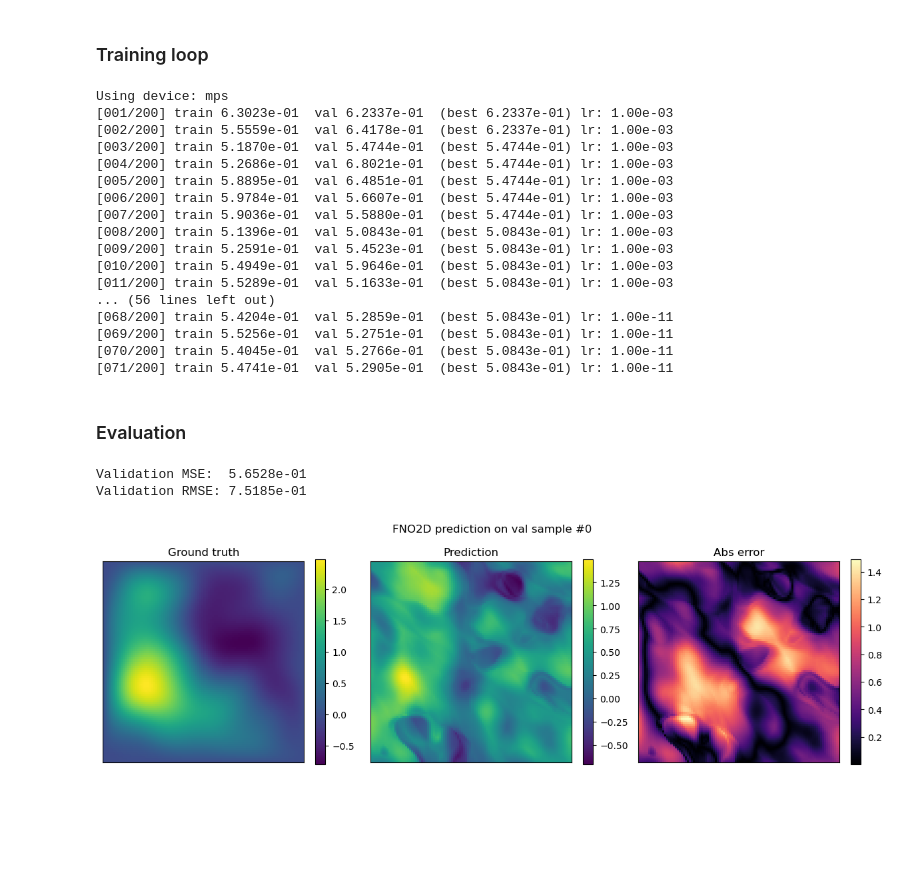
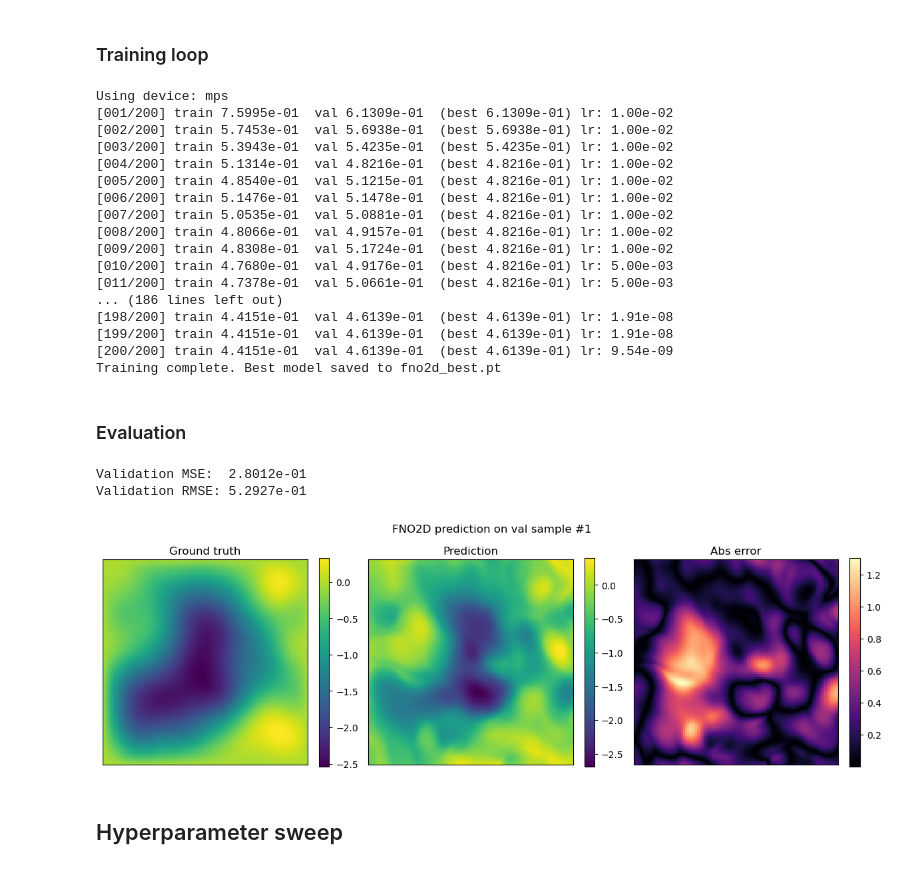
Before and after one commit to leonardvetter/AMOR, a Jupyter notebook: multilayer_RBNO/poisson_FNO.ipynb, the cells around one changed output. Saved outputs shown, nothing was run; the diff lists cells and outputs as text; code cells hidden in the pictures; blank space fills up the shorter version.

```diff
--- a/multilayer_RBNO/poisson_FNO.ipynb
+++ b/multilayer_RBNO/poisson_FNO.ipynb
@@ -205,3 +206,21 @@ for i in range(len(samples)):
     eq.solve(var=u)
     u_grid = u.value.reshape((N, N), order="C")  # shape back to grid
     solution[i] = u_grid
+# %%
+idx = 8
+# --- plot ---
+fig, axs = plt.subplots(1,2, figsize=(12,6))
+im0 = axs[0].imshow(samples[idx], origin="lower", cmap="viridis")
+axs[0].set_title("RHS f_cv")
+plt.colorbar(im0, ax=axs[0], fraction=0.046)
+
+im1 = axs[1].imshow(solution[idx], origin="lower", cmap="viridis")
+axs[1].set_title("Solution")
+plt.colorbar(im1, ax=axs[1], fraction=0.046)
+
+
+for ax in axs:
+    ax.set_xticks([]); ax.set_yticks([])
+
+plt.suptitle(f"Initial condition and corresponsing solution of sample #{idx}")
+plt.tight_layout()
@@ -291,8 +412,3 @@ class GridPairDataset(Dataset):
 X, Y = onp.array(samples),onp.array(solution)
 ds = GridPairDataset(X, Y, add_xy=True,  normalize=True)
 train_ds, val_ds = ds.train_val_split(val_ratio=(1-frac_train))
-# %%
-width=64
-modes=(16,16)
-n_layers=5
-epochs=200
@@ -453,29 +629,33 @@ def train_fno2d(
     print("Training complete. Best model saved to fno2d_best.pt")
     return model
 # %%
+width=32
+modes=(24,24)
+n_layers=3
+epochs=200
 model = train_fno2d(
         train_ds, val_ds,
-        epochs=epochs, batch_size=32, lr=1e-3,
+        epochs=epochs, batch_size=32, lr=1e-2,
         width=width, modes=modes, n_layers=n_layers,wd = 1e-6
     )
 # %% [output]
 Using device: mps
-[001/200] train 6.3023e-01  val 6.2337e-01  (best 6.2337e-01) lr: 1.00e-03
-[002/200] train 5.5559e-01  val 6.4178e-01  (best 6.2337e-01) lr: 1.00e-03
-[003/200] train 5.1870e-01  val 5.4744e-01  (best 5.4744e-01) lr: 1.00e-03
-[004/200] train 5.2686e-01  val 6.8021e-01  (best 5.4744e-01) lr: 1.00e-03
-[005/200] train 5.8895e-01  val 6.4851e-01  (best 5.4744e-01) lr: 1.00e-03
-[006/200] train 5.9784e-01  val 5.6607e-01  (best 5.4744e-01) lr: 1.00e-03
-[007/200] train 5.9036e-01  val 5.5880e-01  (best 5.4744e-01) lr: 1.00e-03
-[008/200] train 5.1396e-01  val 5.0843e-01  (best 5.0843e-01) lr: 1.00e-03
-[009/200] train 5.2591e-01  val 5.4523e-01  (best 5.0843e-01) lr: 1.00e-03
-[010/200] train 5.4949e-01  val 5.9646e-01  (best 5.0843e-01) lr: 1.00e-03
-[011/200] train 5.5289e-01  val 5.1633e-01  (best 5.0843e-01) lr: 1.00e-03
-... (56 lines left out)
-[068/200] train 5.4204e-01  val 5.2859e-01  (best 5.0843e-01) lr: 1.00e-11
-[069/200] train 5.5256e-01  val 5.2751e-01  (best 5.0843e-01) lr: 1.00e-11
-[070/200] train 5.4045e-01  val 5.2766e-01  (best 5.0843e-01) lr: 1.00e-11
-[071/200] train 5.4741e-01  val 5.2905e-01  (best 5.0843e-01) lr: 1.00e-11
+[001/200] train 7.5995e-01  val 6.1309e-01  (best 6.1309e-01) lr: 1.00e-02
+[002/200] train 5.7453e-01  val 5.6938e-01  (best 5.6938e-01) lr: 1.00e-02
+[003/200] train 5.3943e-01  val 5.4235e-01  (best 5.4235e-01) lr: 1.00e-02
+[004/200] train 5.1314e-01  val 4.8216e-01  (best 4.8216e-01) lr: 1.00e-02
+[005/200] train 4.8540e-01  val 5.1215e-01  (best 4.8216e-01) lr: 1.00e-02
+[006/200] train 5.1476e-01  val 5.1478e-01  (best 4.8216e-01) lr: 1.00e-02
+[007/200] train 5.0535e-01  val 5.0881e-01  (best 4.8216e-01) lr: 1.00e-02
+[008/200] train 4.8066e-01  val 4.9157e-01  (best 4.8216e-01) lr: 1.00e-02
+[009/200] train 4.8308e-01  val 5.1724e-01  (best 4.8216e-01) lr: 1.00e-02
+[010/200] train 4.7680e-01  val 4.9176e-01  (best 4.8216e-01) lr: 5.00e-03
+[011/200] train 4.7378e-01  val 5.0661e-01  (best 4.8216e-01) lr: 5.00e-03
+... (186 lines left out)
+[198/200] train 4.4151e-01  val 4.6139e-01  (best 4.6139e-01) lr: 1.91e-08
+[199/200] train 4.4151e-01  val 4.6139e-01  (best 4.6139e-01) lr: 1.91e-08
+[200/200] train 4.4151e-01  val 4.6139e-01  (best 4.6139e-01) lr: 9.54e-09
+Training complete. Best model saved to fno2d_best.pt
 # %% [markdown]
 ### Evaluation
 # %%
@@ -484,7 +664,9 @@ Using device: mps
 model = FNO2d(in_channels=3, out_channels=1, width=width, modes=modes, n_layers=n_layers)
 
 device = "mps" if torch.backends.mps.is_available() else "cpu"
-model.load_state_dict(torch.load("fno2d_best.pt", map_location=device))
+ckpt = torch.load("fno2d_best.pt", map_location=device)
+model.load_state_dict(ckpt["model"])
+
 model = model.to(device)
 model.eval()
 
@@ -510,39 +692,41 @@ rmse = avg_mse ** 0.5
 print(f"Validation MSE:  {avg_mse:.4e}")
 print(f"Validation RMSE: {rmse:.4e}")
 # %% [output]
-Validation MSE:  5.6528e-01
-Validation RMSE: 7.5185e-01
+Validation MSE:  2.8012e-01
+Validation RMSE: 5.2927e-01
 # %%
 # --- pick one sample from val_ds ---
-idx = 0  # choose which sample to visualize
+idx = 1  # choose which sample to visualize
 x_in, y_true = val_ds[idx]      # shapes: (C_in,N,N), (1,N,N)
 N = y_true.shape[-1]
 
 x_in_t = x_in.unsqueeze(0).to(device, dtype=torch.float32)   # (1,C_in,N,N)
 with torch.no_grad():
     y_pred_t = model(x_in_t)   # (1,1,N,N)
 
 y_pred = y_pred_t.cpu().numpy()[0,0]   # (N,N)
 y_true = y_true.numpy()[0]             # (N,N)
 
 # --- plot ---
 fig, axs = plt.subplots(1,3, figsize=(12,4))
 im0 = axs[0].imshow(y_true, origin="lower", cmap="viridis")
 axs[0].set_title("Ground truth")
 plt.colorbar(im0, ax=axs[0], fraction=0.046)
 
 im1 = axs[1].imshow(y_pred, origin="lower", cmap="viridis")
 axs[1].set_title("Prediction")
 plt.colorbar(im1, ax=axs[1], fraction=0.046)
 
 im2 = axs[2].imshow(np.abs(y_pred - y_true), origin="lower", cmap="magma")
 axs[2].set_title("Abs error")
 plt.colorbar(im2, ax=axs[2], fraction=0.046)
 
 for ax in axs:
     ax.set_xticks([]); ax.set_yticks([])
 
 plt.suptitle(f"FNO2D prediction on val sample #{idx}")
 plt.tight_layout()
 # %% [output]
-[figure, old version]
+[figure, new version]
+# %% [markdown]
+## Hyperparameter sweep
```
Also changed, not shown: parts of 16 cells of this notebook, 2 other files.
